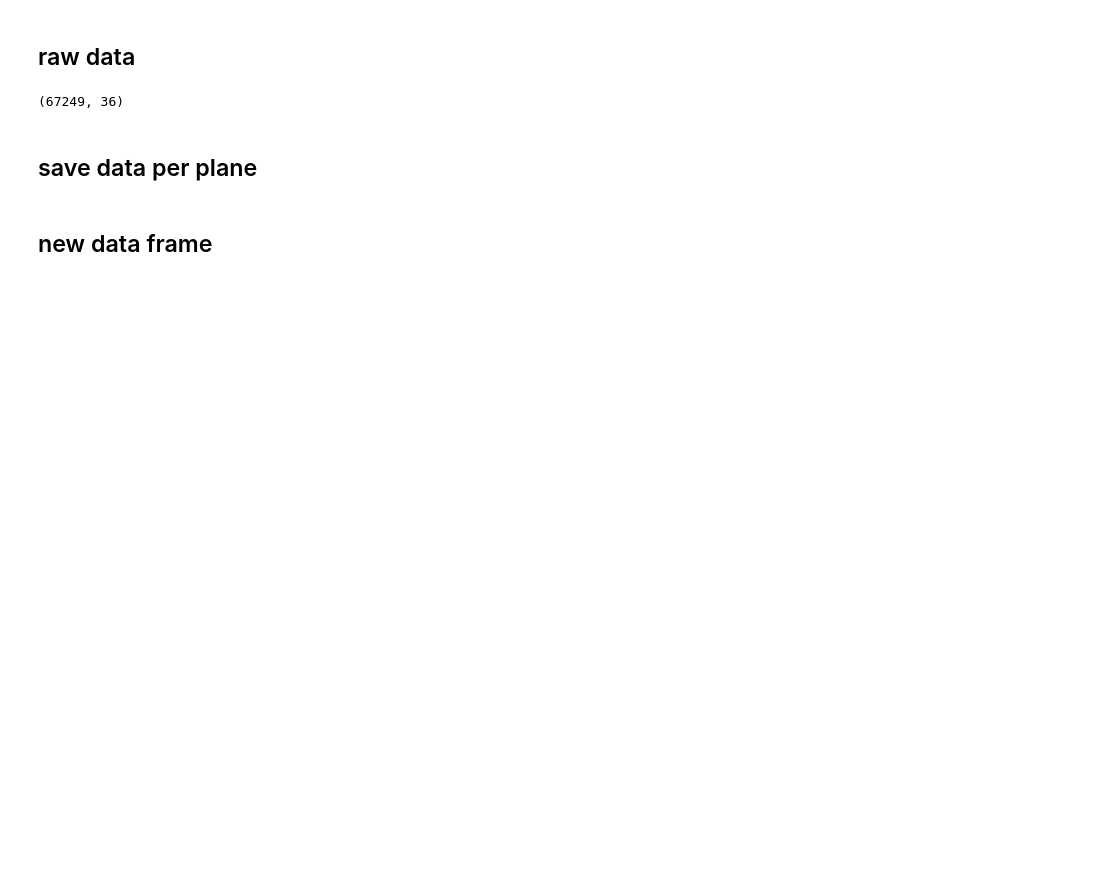
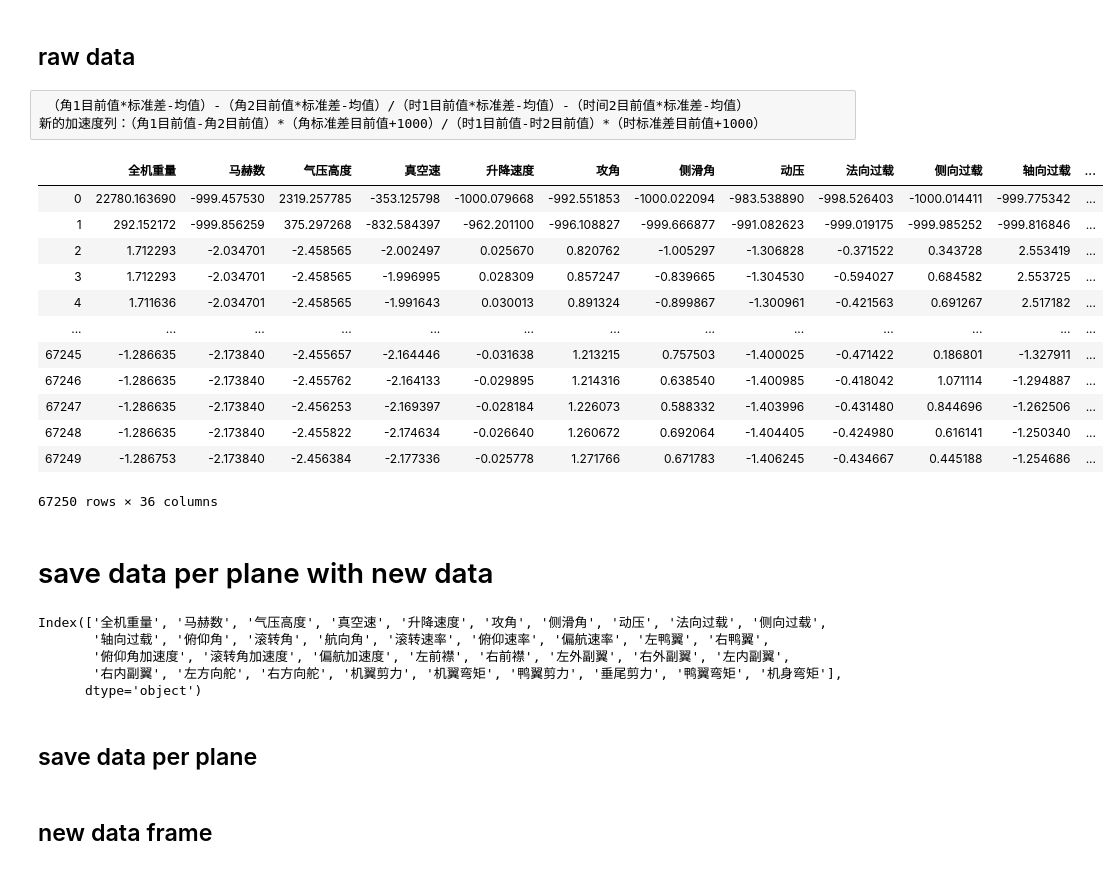
Before and after one commit to SCXsunchenxi/PLANE611, a Jupyter notebook: code/data_process/data_process.ipynb, the cells around one changed output. Saved outputs shown, nothing was run; the diff lists cells and outputs as text; code cells hidden in the pictures; blank space fills up the shorter version.

```diff
--- a/code/data_process/data_process.ipynb
+++ b/code/data_process/data_process.ipynb
@@ -11,14 +11,56 @@ from sklearn.model_selection import train_test_split
 ## raw data
 # %%
 # get data, drop last NAN column, extract first two raws.
-data = pd.read_table('../data/P123_20190224_133916.dat', sep=' ', encoding='utf-8',header=None)
-data = data.drop(labels=36, axis=1)
-# mean
-M = (data.loc[0]+1000).tolist()
-# standard deviation
-S = (data.loc[1]+1000).tolist()
+columnName = ["时间","全机油量","武器重量","马赫数","气压高度","校准空速","真空速","升降速度","攻角","侧滑角","动压","法向过载","侧向过载","轴向过载","俯仰角","滚转角","航向角","滚转速率","俯仰速率","偏航速率","左鸭翼","右鸭翼","左前襟","右前襟","左外副翼","右外副翼","左内副翼","右内副翼","左方向舵","右方向舵","机翼剪力","机翼弯矩","鸭翼剪力","垂尾剪力","鸭翼弯矩","机身弯矩",'None']
+data = pd.read_table('../../data/P123_20190224_133916.dat', sep=' ', encoding='utf-8',names=columnName)
+data = data.drop(["时间", 'None'], axis=1)
 # feature data
-data = data.drop(index=[0,1]).reset_index(drop=True)
-data.shape
+#data = data.drop(index=[0,1]).reset_index(drop=True)
+# 去掉武器重量
+#data = data.drop(["武器重量"], axis=1)
-# %% [output]
-(67249, 36)
+# %% [raw]
+ （角1目前值*标准差-均值）-（角2目前值*标准差-均值）/（时1目前值*标准差-均值）-（时间2目前值*标准差-均值）
+新的加速度列：（角1目前值-角2目前值）*（角标准差目前值+1000）/（时1目前值-时2目前值）*（时标准差目前值+1000）
+# %%
+# 丢掉最后nan列，去掉校准空速
+data = pd.read_table('../../data/P123_20190224_133916.dat', sep=' ', encoding='utf-8',names=columnName)
+data = data.drop(['None','校准空速'], axis=1)
+
+# 新数据1 全机重量，19353为空机重量
+data.insert(0,'全机重量',data['全机油量']+data['武器重量'])
+data.iloc[0,0]=data.iloc[0,0]+19353
+# 丢弃原重量数据
+data = data.drop(['全机油量','武器重量'], axis=1)
+
+# 新数据2 加速度
+a=(data['俯仰速率'][3:].reset_index(drop=True)-data['俯仰速率'][2:-1].reset_index(drop=True))*(data['俯仰速率'][1]+1000)/((data['时间'][3:].reset_index(drop=True)-data['时间'][2:-1].reset_index(drop=True))*(data['时间'][1]+1000))
+a=pd.Series([-1000.0,-1000.0]).append(a).reset_index(drop=True)
+data.insert(20,'俯仰角加速度',a)
+a=(data['滚转速率'][3:].reset_index(drop=True)-data['滚转速率'][2:-1].reset_index(drop=True))*(data['滚转速率'][1]+1000)/((data['时间'][3:].reset_index(drop=True)-data['时间'][2:-1].reset_index(drop=True))*(data['时间'][1]+1000))
+a=pd.Series([-1000.0,-1000.0]).append(a).reset_index(drop=True)
+data.insert(21,'滚转角加速度',a)
+a=(data['偏航速率'][3:].reset_index(drop=True)-data['偏航速率'][2:-1].reset_index(drop=True))*(data['偏航速率'][1]+1000)/((data['时间'][3:].reset_index(drop=True)-data['时间'][2:-1].reset_index(drop=True))*(data['时间'][1]+1000))
+a=pd.Series([-1000.0,-1000.0]).append(a).reset_index(drop=True)
+data.insert(22,'偏航加速度',a)
+#丢掉时间列
+data = data.drop(['时间'], axis=1)
+#丢弃最后一行
+data.drop([len(data)-1],inplace=True)
+# %%
+data
+# %% [output]
+|  | 全机重量 | 马赫数 | 气压高度 | 真空速 | 升降速度 | 攻角 | 侧滑角 | 动压 | 法向过载 | 侧向过载 | 轴向过载 | ... |
+| 0 | 22780.163690 | -999.457530 | 2319.257785 | -353.125798 | -1000.079668 | -992.551853 | -1000.022094 | -983.538890 | -998.526403 | -1000.014411 | -999.775342 | ... |
+| 1 | 292.152172 | -999.856259 | 375.297268 | -832.584397 | -962.201100 | -996.108827 | -999.666877 | -991.082623 | -999.019175 | -999.985252 | -999.816846 | ... |
+| 2 | 1.712293 | -2.034701 | -2.458565 | -2.002497 | 0.025670 | 0.820762 | -1.005297 | -1.306828 | -0.371522 | 0.343728 | 2.553419 | ... |
+| 3 | 1.712293 | -2.034701 | -2.458565 | -1.996995 | 0.028309 | 0.857247 | -0.839665 | -1.304530 | -0.594027 | 0.684582 | 2.553725 | ... |
+| 4 | 1.711636 | -2.034701 | -2.458565 | -1.991643 | 0.030013 | 0.891324 | -0.899867 | -1.300961 | -0.421563 | 0.691267 | 2.517182 | ... |
+| ... | ... | ... | ... | ... | ... | ... | ... | ... | ... | ... | ... | ... |
+| 67245 | -1.286635 | -2.173840 | -2.455657 | -2.164446 | -0.031638 | 1.213215 | 0.757503 | -1.400025 | -0.471422 | 0.186801 | -1.327911 | ... |
+| 67246 | -1.286635 | -2.173840 | -2.455762 | -2.164133 | -0.029895 | 1.214316 | 0.638540 | -1.400985 | -0.418042 | 1.071114 | -1.294887 | ... |
+| 67247 | -1.286635 | -2.173840 | -2.456253 | -2.169397 | -0.028184 | 1.226073 | 0.588332 | -1.403996 | -0.431480 | 0.844696 | -1.262506 | ... |
+| 67248 | -1.286635 | -2.173840 | -2.455822 | -2.174634 | -0.026640 | 1.260672 | 0.692064 | -1.404405 | -0.424980 | 0.616141 | -1.250340 | ... |
+| 67249 | -1.286753 | -2.173840 | -2.456384 | -2.177336 | -0.025778 | 1.271766 | 0.671783 | -1.406245 | -0.434667 | 0.445188 | -1.254686 | ... |
+67250 rows × 36 columns
+# %% [markdown]
+# save data per plane with new data
@@ -25,3 +139,11 @@ data.shape
+# %%
+data.columns
+# %% [output]
+Index(['全机重量', '马赫数', '气压高度', '真空速', '升降速度', '攻角', '侧滑角', '动压', '法向过载', '侧向过载',
+       '轴向过载', '俯仰角', '滚转角', '航向角', '滚转速率', '俯仰速率', '偏航速率', '左鸭翼', '右鸭翼',
+       '俯仰角加速度', '滚转角加速度', '偏航加速度', '左前襟', '右前襟', '左外副翼', '右外副翼', '左内副翼',
+       '右内副翼', '左方向舵', '右方向舵', '机翼剪力', '机翼弯矩', '鸭翼剪力', '垂尾剪力', '鸭翼弯矩', '机身弯矩'],
+      dtype='object')
 # %% [markdown]
 ## save data per plane
 # %%
```
Also changed, not shown: parts of 3 cells of this notebook.
